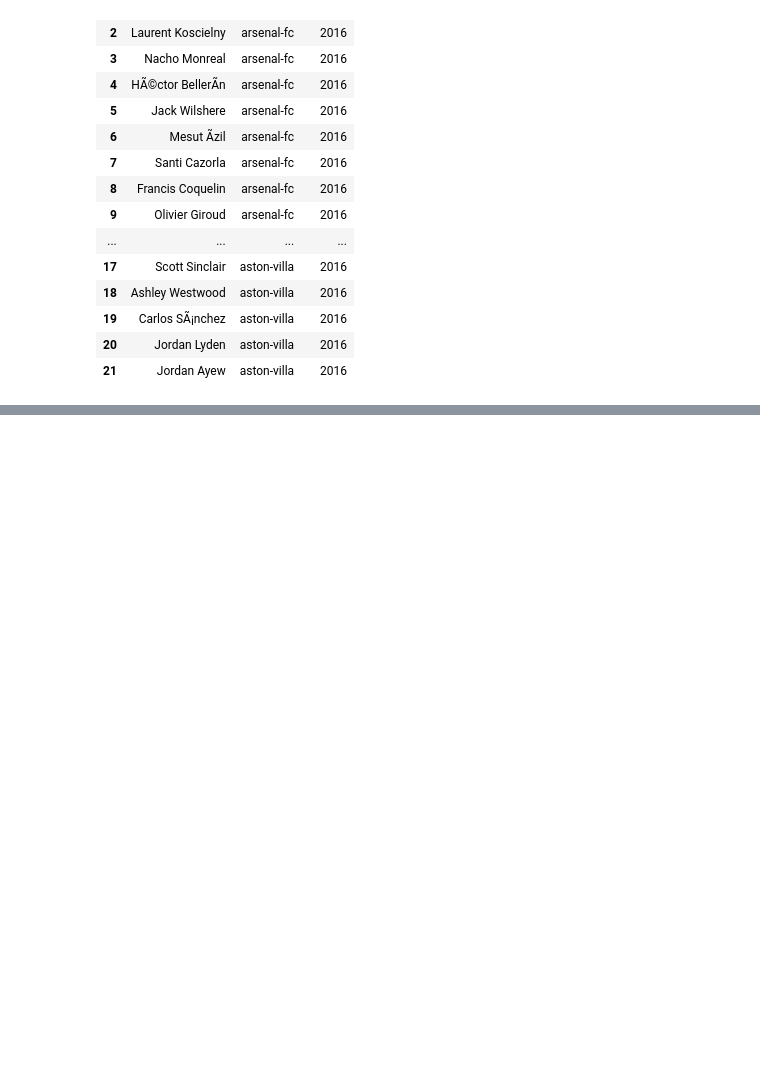
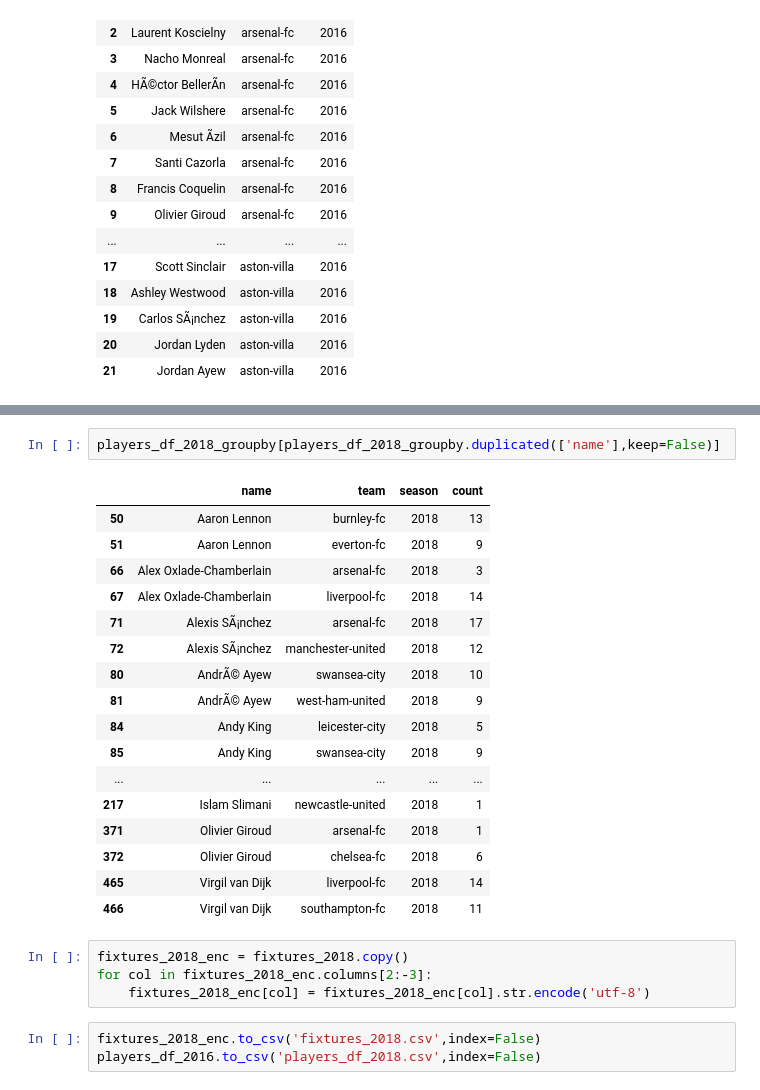
Before and after one commit to yoavtalmi/premier_embedded, a Jupyter notebook: premier_scrap.ipynb, the cells around one changed output, grey strips where cells are left out. Drawn from its saved outputs; the diff is of its cells as text; blank space fills up the shorter version.

```diff
--- a/premier_scrap.ipynb
+++ b/premier_scrap.ipynb
@@ -263,0 +302,27 @@ players_df
+# %%
+players_df_2018_groupby[players_df_2018_groupby.duplicated(['name'],keep=False)]
+# %% [output]
+|  | name | team | season | count |
+| 50 | Aaron Lennon | burnley-fc | 2018 | 13 |
+| 51 | Aaron Lennon | everton-fc | 2018 | 9 |
+| 66 | Alex Oxlade-Chamberlain | arsenal-fc | 2018 | 3 |
+| 67 | Alex Oxlade-Chamberlain | liverpool-fc | 2018 | 14 |
+| 71 | Alexis SÃ¡nchez | arsenal-fc | 2018 | 17 |
+| 72 | Alexis SÃ¡nchez | manchester-united | 2018 | 12 |
+| 80 | AndrÃ© Ayew | swansea-city | 2018 | 10 |
+| 81 | AndrÃ© Ayew | west-ham-united | 2018 | 9 |
+| 84 | Andy King | leicester-city | 2018 | 5 |
+| 85 | Andy King | swansea-city | 2018 | 9 |
+| ... | ... | ... | ... | ... |
+| 217 | Islam Slimani | newcastle-united | 2018 | 1 |
+| 371 | Olivier Giroud | arsenal-fc | 2018 | 1 |
+| 372 | Olivier Giroud | chelsea-fc | 2018 | 6 |
+| 465 | Virgil van Dijk | liverpool-fc | 2018 | 14 |
+| 466 | Virgil van Dijk | southampton-fc | 2018 | 11 |
+# %%
+fixtures_2018_enc = fixtures_2018.copy()
+for col in fixtures_2018_enc.columns[2:-3]:
+    fixtures_2018_enc[col] = fixtures_2018_enc[col].str.encode('utf-8')
+# %%
+fixtures_2018_enc.to_csv('fixtures_2018.csv',index=False)
+players_df_2016.to_csv('players_df_2018.csv',index=False)
```
Also changed, not shown: parts of 34 cells of this notebook, 6 other files.
